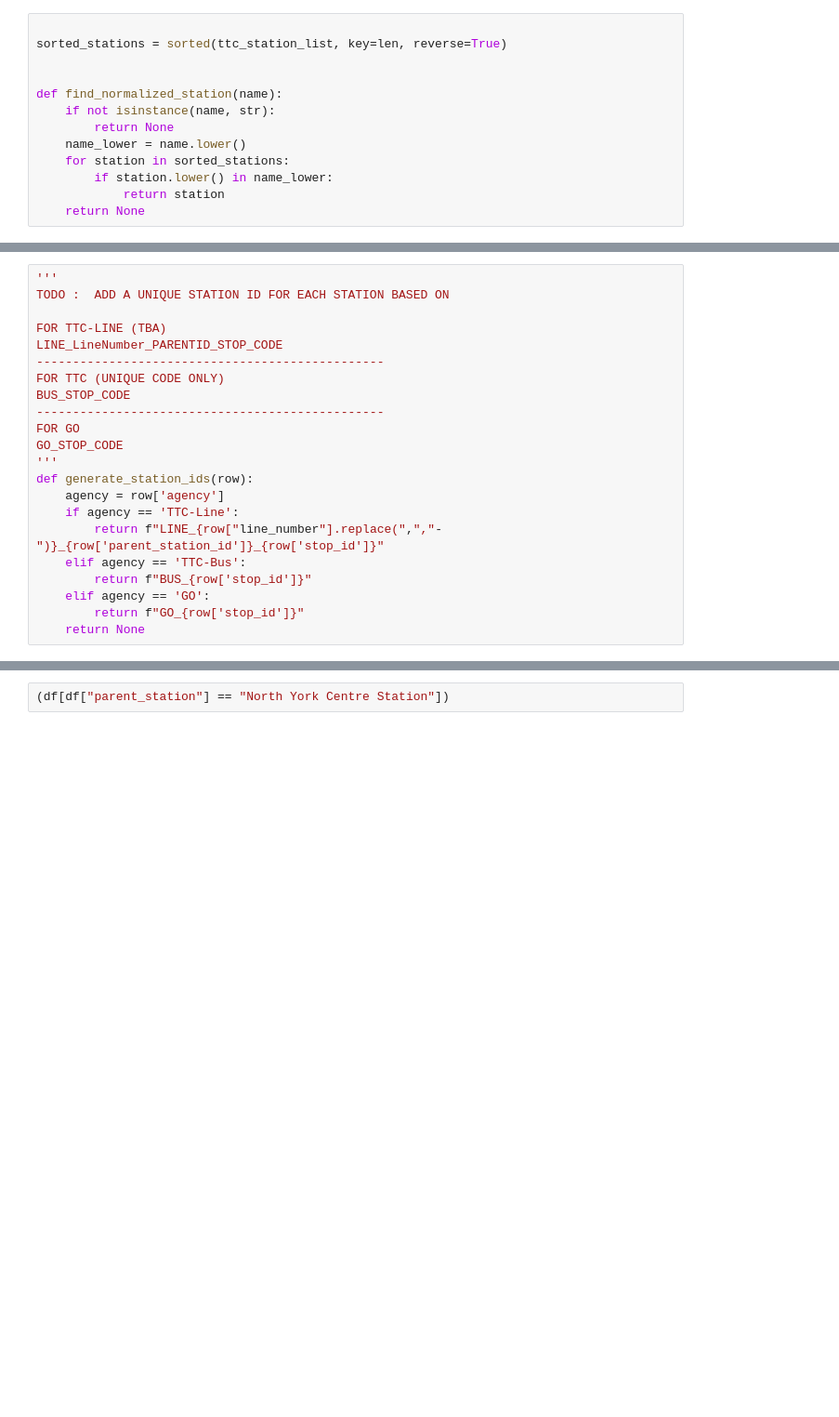
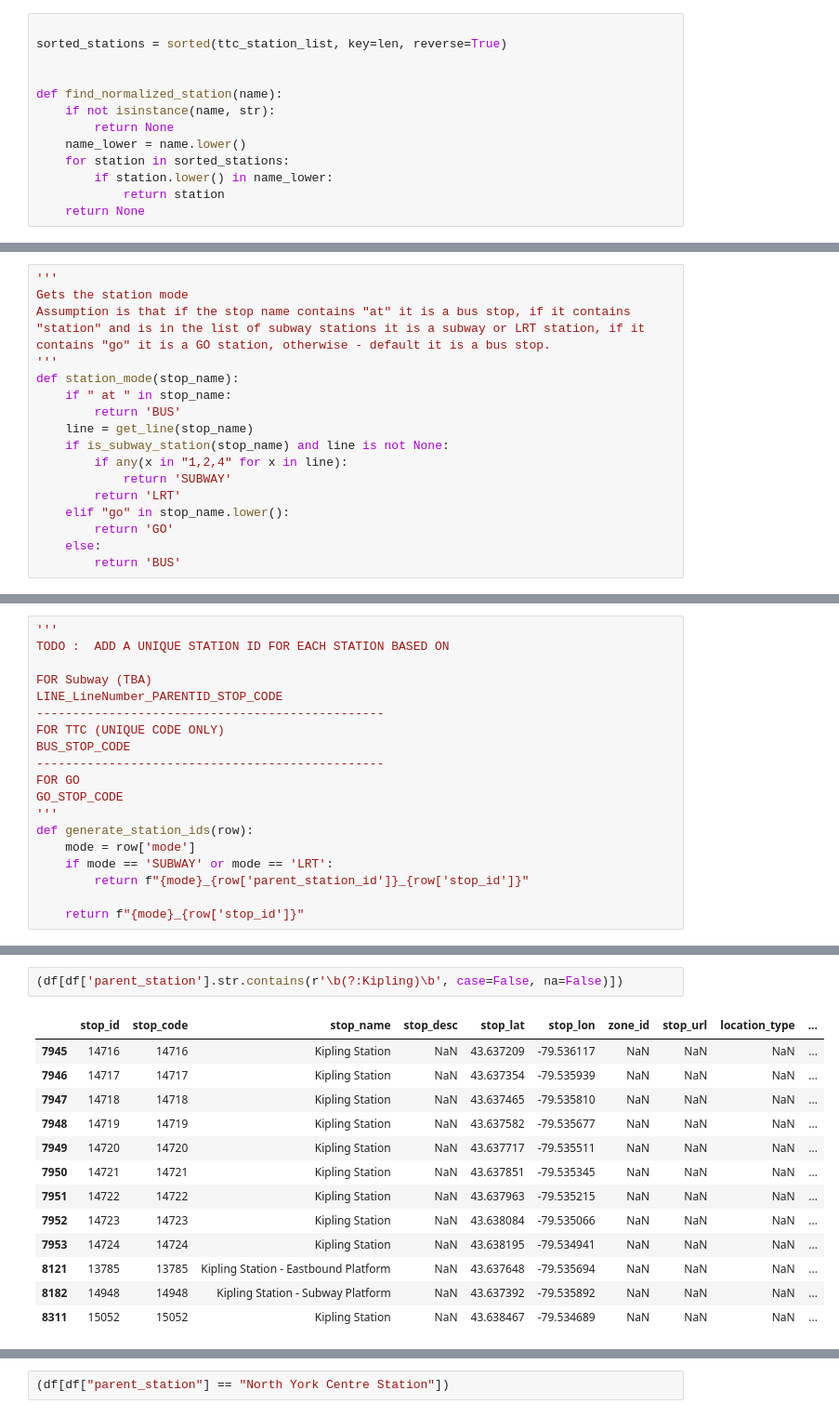
Before and after one commit to mohammedhashim790/ttc_data_analysis, a Jupyter notebook: index.ipynb, the cells around one changed output, grey strips where cells are left out. Shown at 93% size. Saved outputs shown, nothing was run; the diff lists cells and outputs as text; blank space fills up the shorter version.

```diff
--- a/index.ipynb
+++ b/index.ipynb
@@ -182,3 +202,20 @@ def generate_parent_station_id(row):
     # Find all stops with the same parent_station and return the min stop_id
     stations = df[df['parent_station'] == station_name]
     return stations['stop_id'].min() if not stations.empty else None
+# %%
+'''
+Gets the station mode
+Assumption is that if the stop name contains "at" it is a bus stop, if it contains "station" and is in the list of subway stations it is a subway or LRT station, if it contains "go" it is a GO station, otherwise - default it is a bus stop.
+'''
+def station_mode(stop_name):
+    if " at " in stop_name:
+        return 'BUS'
+    line = get_line(stop_name)
+    if is_subway_station(stop_name) and line is not None:
+        if any(x in "1,2,4" for x in line):
+            return 'SUBWAY'
+        return 'LRT'
+    elif "go" in stop_name.lower():
+        return 'GO'
+    else:
+        return 'BUS'
@@ -186,7 +228,7 @@ def generate_parent_station_id(row):
 '''
 TODO :  ADD A UNIQUE STATION ID FOR EACH STATION BASED ON
 
-FOR TTC-LINE (TBA)
+FOR Subway (TBA)
 LINE_LineNumber_PARENTID_STOP_CODE
 ------------------------------------------------
 FOR TTC (UNIQUE CODE ONLY)
@@ -196,12 +238,9 @@ FOR GO
 GO_STOP_CODE
 '''
 def generate_station_ids(row):
-    agency = row['agency']
-    if agency == 'TTC-Line':
-        return f"LINE_{row["line_number"].replace(",","-")}_{row['parent_station_id']}_{row['stop_id']}"
-    elif agency == 'TTC-Bus':
-        return f"BUS_{row['stop_id']}"
-    elif agency == 'GO':
-        return f"GO_{row['stop_id']}"
-    return None
+    mode = row['mode']
+    if mode == 'SUBWAY' or mode == 'LRT':
+        return f"{mode}_{row['parent_station_id']}_{row['stop_id']}"
+
+    return f"{mode}_{row['stop_id']}"
 # %%
@@ -226,0 +273,16 @@ df['station_id'] = df.apply(generate_station_ids, axis=1)
+# %%
+(df[df['parent_station'].str.contains(r'\b(?:Kipling)\b', case=False, na=False)])
+# %% [output]
+|  | stop_id | stop_code | stop_name | stop_desc | stop_lat | stop_lon | zone_id | stop_url | location_type | ... |
+| 7945 | 14716 | 14716 | Kipling Station | NaN | 43.637209 | -79.536117 | NaN | NaN | NaN | ... |
+| 7946 | 14717 | 14717 | Kipling Station | NaN | 43.637354 | -79.535939 | NaN | NaN | NaN | ... |
+| 7947 | 14718 | 14718 | Kipling Station | NaN | 43.637465 | -79.535810 | NaN | NaN | NaN | ... |
+| 7948 | 14719 | 14719 | Kipling Station | NaN | 43.637582 | -79.535677 | NaN | NaN | NaN | ... |
+| 7949 | 14720 | 14720 | Kipling Station | NaN | 43.637717 | -79.535511 | NaN | NaN | NaN | ... |
+| 7950 | 14721 | 14721 | Kipling Station | NaN | 43.637851 | -79.535345 | NaN | NaN | NaN | ... |
+| 7951 | 14722 | 14722 | Kipling Station | NaN | 43.637963 | -79.535215 | NaN | NaN | NaN | ... |
+| 7952 | 14723 | 14723 | Kipling Station | NaN | 43.638084 | -79.535066 | NaN | NaN | NaN | ... |
+| 7953 | 14724 | 14724 | Kipling Station | NaN | 43.638195 | -79.534941 | NaN | NaN | NaN | ... |
+| 8121 | 13785 | 13785 | Kipling Station - Eastbound Platform | NaN | 43.637648 | -79.535694 | NaN | NaN | NaN | ... |
+| 8182 | 14948 | 14948 | Kipling Station - Subway Platform | NaN | 43.637392 | -79.535892 | NaN | NaN | NaN | ... |
+| 8311 | 15052 | 15052 | Kipling Station | NaN | 43.638467 | -79.534689 | NaN | NaN | NaN | ... |
```
Also changed, not shown: parts of 42 cells of this notebook, 4 other files.
